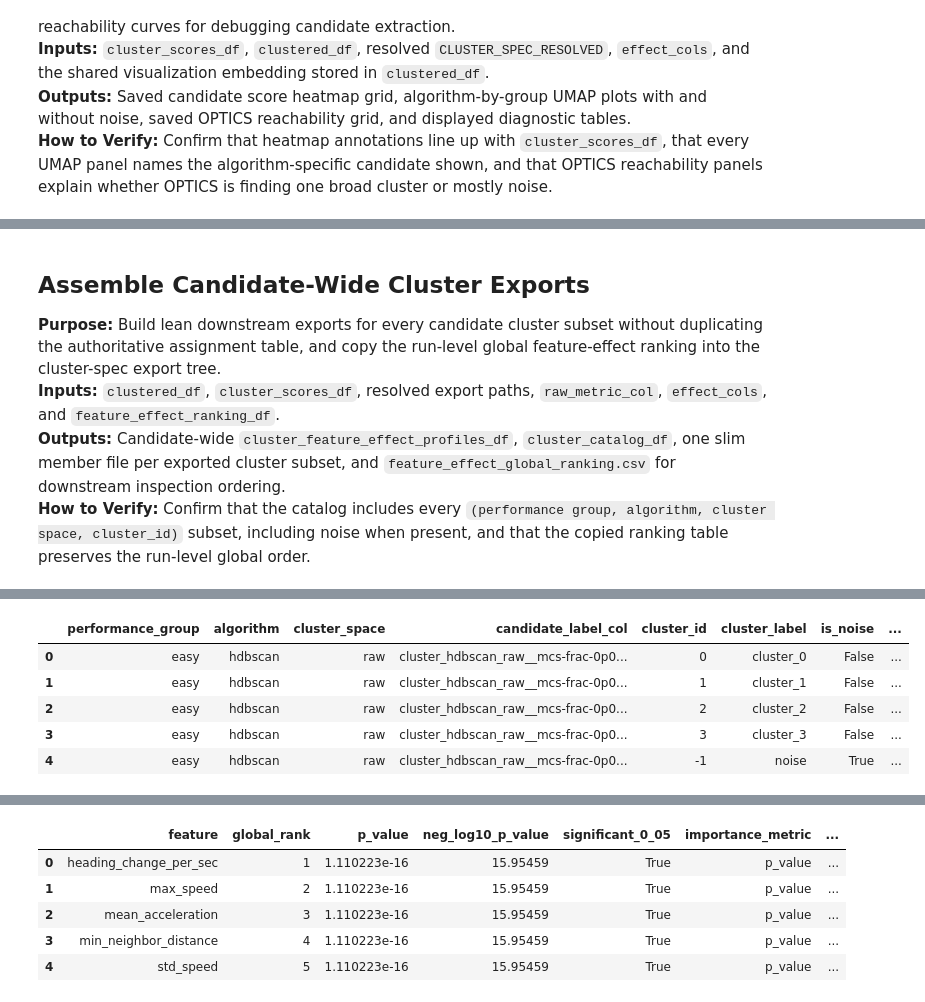
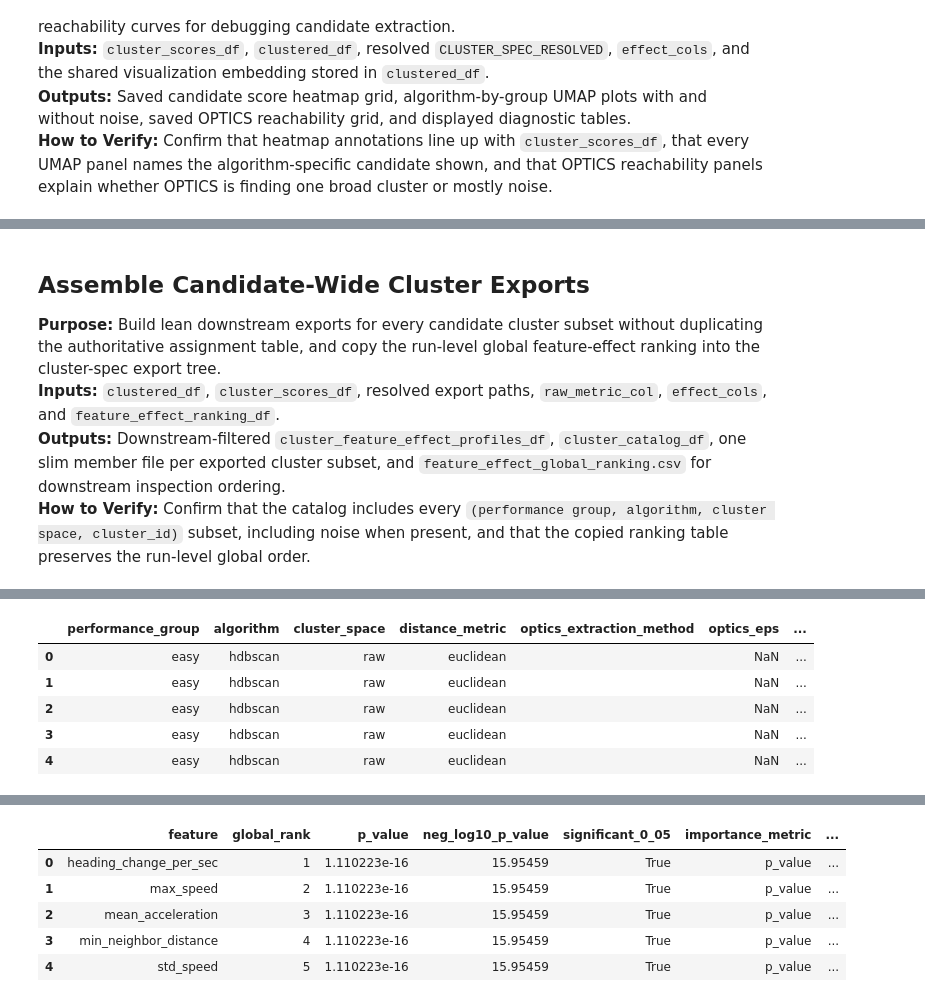
Before and after one commit to simondrauz/ds_practical, a Jupyter notebook: src/data_modelling/feature_effect_performance_regimes.ipynb, the cells around one changed output, grey strips where cells are left out. Drawn from its saved outputs; the diff is of its cells as text; code cells hidden in the pictures.

Commit message:
Add clustering sweep workflows

```diff
--- a/src/data_modelling/feature_effect_performance_regimes.ipynb
+++ b/src/data_modelling/feature_effect_performance_regimes.ipynb
@@ -1272,12 +1626,74 @@ Candidate quality issue counts:
 ## Assemble Candidate-Wide Cluster Exports
 **Purpose:** Build lean downstream exports for every candidate cluster subset without duplicating the authoritative assignment table, and copy the run-level global feature-effect ranking into the cluster-spec export tree.<br>
 **Inputs:** `clustered_df`, `cluster_scores_df`, resolved export paths, `raw_metric_col`, `effect_cols`, and `feature_effect_ranking_df`.<br>
-**Outputs:** Candidate-wide `cluster_feature_effect_profiles_df`, `cluster_catalog_df`, one slim member file per exported cluster subset, and `feature_effect_global_ranking.csv` for downstream inspection ordering.<br>
+**Outputs:** Downstream-filtered `cluster_feature_effect_profiles_df`, `cluster_catalog_df`, one slim member file per exported cluster subset, and `feature_effect_global_ranking.csv` for downstream inspection ordering.<br>
 **How to Verify:** Confirm that the catalog includes every `(performance group, algorithm, cluster space, cluster_id)` subset, including noise when present, and that the copied ranking table preserves the run-level global order.
 # %%
+missing_downstream_quality_cols = [
+    col
+    for col in DOWNSTREAM_QUALITY_FLAG_COLUMNS
+    if col not in cluster_scores_df.columns
+]
+if missing_downstream_quality_cols:
+    raise KeyError(
+        "Cluster scores are missing downstream quality flag columns: "
+        f"{missing_downstream_quality_cols}"
+    )
+
+downstream_cluster_mask = (
+    cluster_scores_df["dbcv_raw_effect_space"].fillna(-np.inf)
+    > DOWNSTREAM_MIN_DBCV_RAW_EFFECT_SPACE
+) & (
+    cluster_scores_df["noise_fraction"].fillna(np.inf) <= DOWNSTREAM_MAX_NOISE_FRACTION
+)
+for quality_flag_col in DOWNSTREAM_QUALITY_FLAG_COLUMNS:
+    downstream_cluster_mask &= (
+        ~cluster_scores_df[quality_flag_col].fillna(False).astype(bool)
+    )
+
+downstream_cluster_scores_df = rank_candidate_scores(
+    cluster_scores_df.loc[downstream_cluster_mask].copy()
+).reset_index(drop=True)
+if downstream_cluster_scores_df.empty:
+    raise ValueError(
+        "No clustering candidates passed the downstream export requirements: "
+        f"dbcv_raw_effect_space > {DOWNSTREAM_MIN_DBCV_RAW_EFFECT_SPACE}, "
+        f"noise_fraction <= {DOWNSTREAM_MAX_NOISE_FRACTION}, "
+        f"and no quality flags in {DOWNSTREAM_QUALITY_FLAG_COLUMNS}."
+    )
+
+all_candidate_label_cols = sorted(
+    cluster_scores_df["candidate_label_col"].dropna().astype(str).unique()
+)
+downstream_candidate_label_cols = sorted(
+    downstream_cluster_scores_df["candidate_label_col"].dropna().astype(str).unique()
+)
+dropped_candidate_label_cols = [
+    col
+    for col in all_candidate_label_cols
+    if col not in set(downstream_candidate_label_cols)
+]
+downstream_clustered_df = clustered_df.drop(
+    columns=dropped_candidate_label_cols,
+    errors="ignore",
+)
+
+print(
+    "Downstream cluster export candidates: "
+    f"{len(downstream_cluster_scores_df)} of {len(cluster_scores_df)} scored candidates; "
+    f"{len(downstream_candidate_label_cols)} candidate label columns retained."
+)
+print(
+    "Downstream filter: "
+    f"dbcv_raw_effect_space > {DOWNSTREAM_MIN_DBCV_RAW_EFFECT_SPACE}, "
+    f"noise_fraction <= {DOWNSTREAM_MAX_NOISE_FRACTION}, "
+    f"quality flags excluded: {DOWNSTREAM_QUALITY_FLAG_COLUMNS}. "
+    "The boundary-cluster diagnostic is retained in scores but not required for export."
+)
+
 cluster_export_outputs = write_cluster_exports(
-    clustered_df,
-    cluster_scores_df,
+    downstream_clustered_df,
+    downstream_cluster_scores_df,
     export_layout=EXPORT_LAYOUT,
     performance_metric_col=raw_metric_col,
     performance_group_col=PERFORMANCE_GROUP_COL,
@@ -1315,7 +1731,7 @@ Cluster catalog rows: 731
 Copied global ranking rows: 5
-|  | performance_group | algorithm | cluster_space | candidate_label_col | cluster_id | cluster_label | is_noise | ... |
-| 0 | easy | hdbscan | raw | cluster_hdbscan_raw__mcs-frac-0p0... | 0 | cluster_0 | False | ... |
-| 1 | easy | hdbscan | raw | cluster_hdbscan_raw__mcs-frac-0p0... | 1 | cluster_1 | False | ... |
-| 2 | easy | hdbscan | raw | cluster_hdbscan_raw__mcs-frac-0p0... | 2 | cluster_2 | False | ... |
-| 3 | easy | hdbscan | raw | cluster_hdbscan_raw__mcs-frac-0p0... | 3 | cluster_3 | False | ... |
-| 4 | easy | hdbscan | raw | cluster_hdbscan_raw__mcs-frac-0p0... | -1 | noise | True | ... |
+|  | performance_group | algorithm | cluster_space | distance_metric | optics_extraction_method | optics_eps | ... |
+| 0 | easy | hdbscan | raw | euclidean |  | NaN | ... |
+| 1 | easy | hdbscan | raw | euclidean |  | NaN | ... |
+| 2 | easy | hdbscan | raw | euclidean |  | NaN | ... |
+| 3 | easy | hdbscan | raw | euclidean |  | NaN | ... |
+| 4 | easy | hdbscan | raw | euclidean |  | NaN | ... |
```
Also changed, not shown: parts of 8 cells of this notebook, 7 other files.
